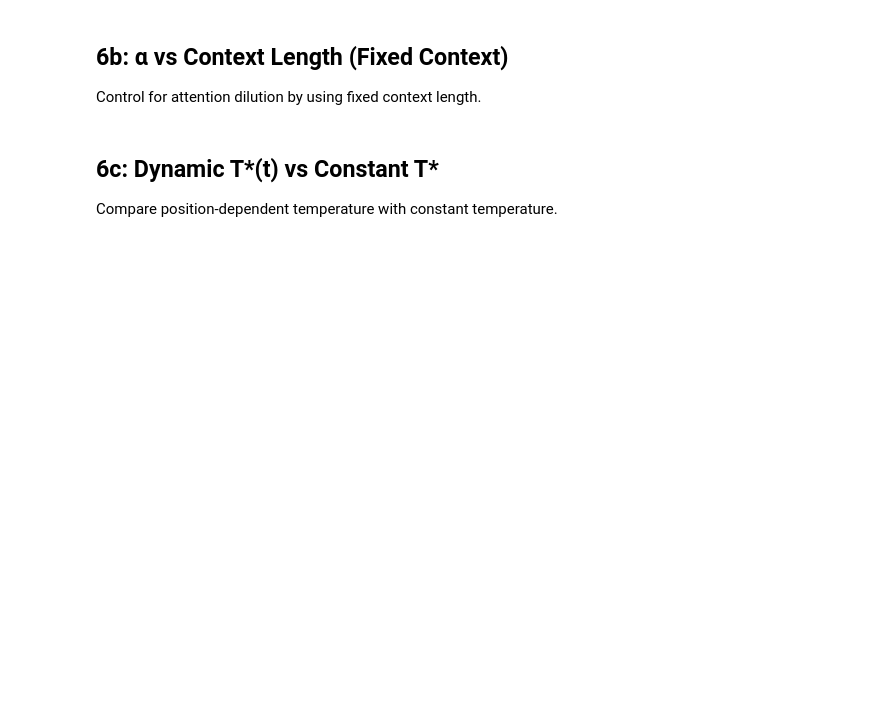
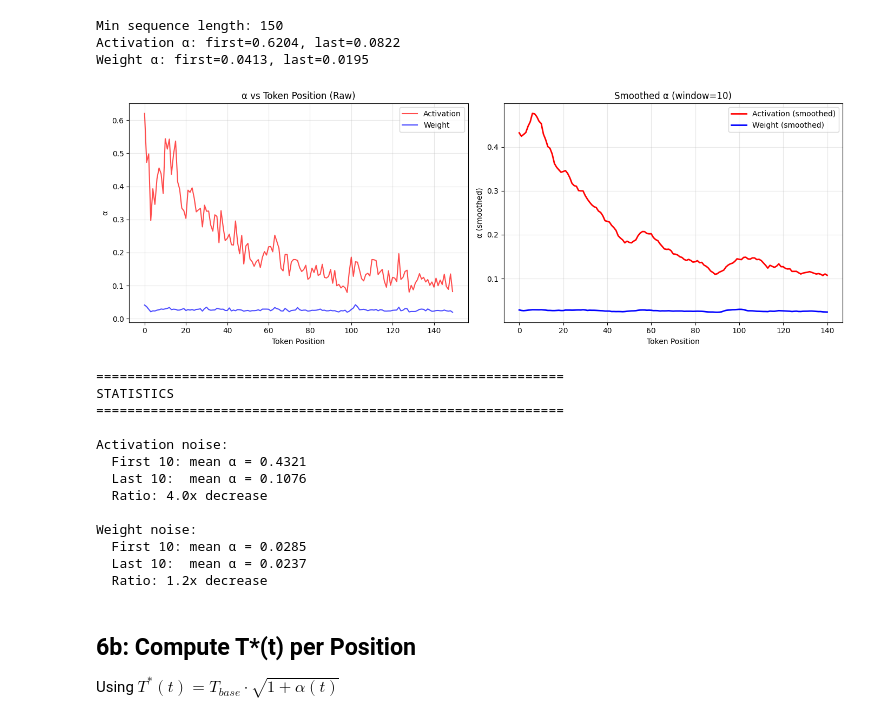
Before and after one commit to maralkh/sampling_temperature_calibration, a Jupyter notebook: experiment_6_position.ipynb, the cells around one changed output. Cells and saved outputs as stored; diff of their text form; code cells hidden in the pictures; blank space fills up the shorter version.

```diff
--- a/experiment_6_position.ipynb
+++ b/experiment_6_position.ipynb
@@ -491,5 +244,27 @@ print("Done!")
+# %%
+# ============================================================
+# AGGREGATE RESULTS
+# ============================================================
+
+# Find min length across all prompts
+min_len = min(len(a) for a in all_alpha_activation)
+print(f"Min sequence length: {min_len}")
+
+# Truncate to min length and average
+alpha_activation = np.mean([a[:min_len] for a in all_alpha_activation], axis=0)
+alpha_weight = np.mean([a[:min_len] for a in all_alpha_weight], axis=0)
+
+print(f"Activation α: first={alpha_activation[0]:.4f}, last={alpha_activation[-1]:.4f}")
+print(f"Weight α: first={alpha_weight[0]:.4f}, last={alpha_weight[-1]:.4f}")
+# %% [output]
+Min sequence length: 150
+Activation α: first=0.6204, last=0.0822
+Weight α: first=0.0413, last=0.0195
 # %%
-# Plot
+# ============================================================
+# PLOT α VS POSITION
+# ============================================================
+
 fig, axes = plt.subplots(1, 2, figsize=(14, 5))
 
 positions = range(len(alpha_activation))
@@ -500,42 +275,55 @@ ax1.plot(positions, alpha_activation, 'r-', alpha=0.7, linewidth=1.5, label='Act
 ax1.plot(positions, alpha_weight, 'b-', alpha=0.7, linewidth=1.5, label='Weight')
 ax1.set_xlabel('Token Position')
 ax1.set_ylabel('α')
-ax1.set_title('α vs Token Position')
+ax1.set_title('α vs Token Position (Raw)')
 ax1.legend()
 ax1.grid(True, alpha=0.3)
 
 # Right: Smoothed
 window = 10
 act_smooth = np.convolve(alpha_activation, np.ones(window)/window, mode='valid')
 weight_smooth = np.convolve(alpha_weight, np.ones(window)/window, mode='valid')
 
 ax2 = axes[1]
 ax2.plot(range(len(act_smooth)), act_smooth, 'r-', linewidth=2, label='Activation (smoothed)')
 ax2.plot(range(len(weight_smooth)), weight_smooth, 'b-', linewidth=2, label='Weight (smoothed)')
 ax2.set_xlabel('Token Position')
 ax2.set_ylabel('α (smoothed)')
 ax2.set_title(f'Smoothed α (window={window})')
 ax2.legend()
 ax2.grid(True, alpha=0.3)
 
 plt.tight_layout()
-plt.savefig('alpha_vs_position.png', dpi=150, bbox_inches='tight')
+plt.savefig('alpha_vs_position.png', dpi=150)
 plt.show()
 
 # Stats
 print("\n" + "="*60)
 print("STATISTICS")
 print("="*60)
 print(f"\nActivation noise:")
 print(f"  First 10: mean α = {np.mean(alpha_activation[:10]):.4f}")
 print(f"  Last 10:  mean α = {np.mean(alpha_activation[-10:]):.4f}")
-print(f"  Ratio: {np.mean(alpha_activation[:10])/np.mean(alpha_activation[-10:]):.1f}x decrease")
+ratio_act = np.mean(alpha_activation[:10]) / np.mean(alpha_activation[-10:]) if np.mean(alpha_activation[-10:]) > 0 else float('inf')
+print(f"  Ratio: {ratio_act:.1f}x decrease")
 
 print(f"\nWeight noise:")
 print(f"  First 10: mean α = {np.mean(alpha_weight[:10]):.4f}")
 print(f"  Last 10:  mean α = {np.mean(alpha_weight[-10:]):.4f}")
-print(f"  Ratio: {np.mean(alpha_weight[:10])/np.mean(alpha_weight[-10:]):.1f}x decrease")
+ratio_weight = np.mean(alpha_weight[:10]) / np.mean(alpha_weight[-10:]) if np.mean(alpha_weight[-10:]) > 0 else float('inf')
+print(f"  Ratio: {ratio_weight:.1f}x decrease")
+# %% [output]
+[figure, added]
+============================================================
+STATISTICS
+============================================================
+
+Activation noise:
+  First 10: mean α = 0.4321
+  Last 10:  mean α = 0.1076
+  Ratio: 4.0x decrease
+
+Weight noise:
+  First 10: mean α = 0.0285
+  Last 10:  mean α = 0.0237
+  Ratio: 1.2x decrease
-# %% [markdown]
-## 6b: α vs Context Length (Fixed Context)
-
-Control for attention dilution by using fixed context length.
@@ -644,4 +330,4 @@ else:
-# %% [markdown]
-## 6c: Dynamic T*(t) vs Constant T*
-
-Compare position-dependent temperature with constant temperature.
+# %% [markdown]
+## 6b: Compute T*(t) per Position
+
+Using $T^*(t) = T_{base} \cdot \sqrt{1 + \alpha(t)}$
```
Also changed, not shown: parts of 22 cells of this notebook, 1 other file.
